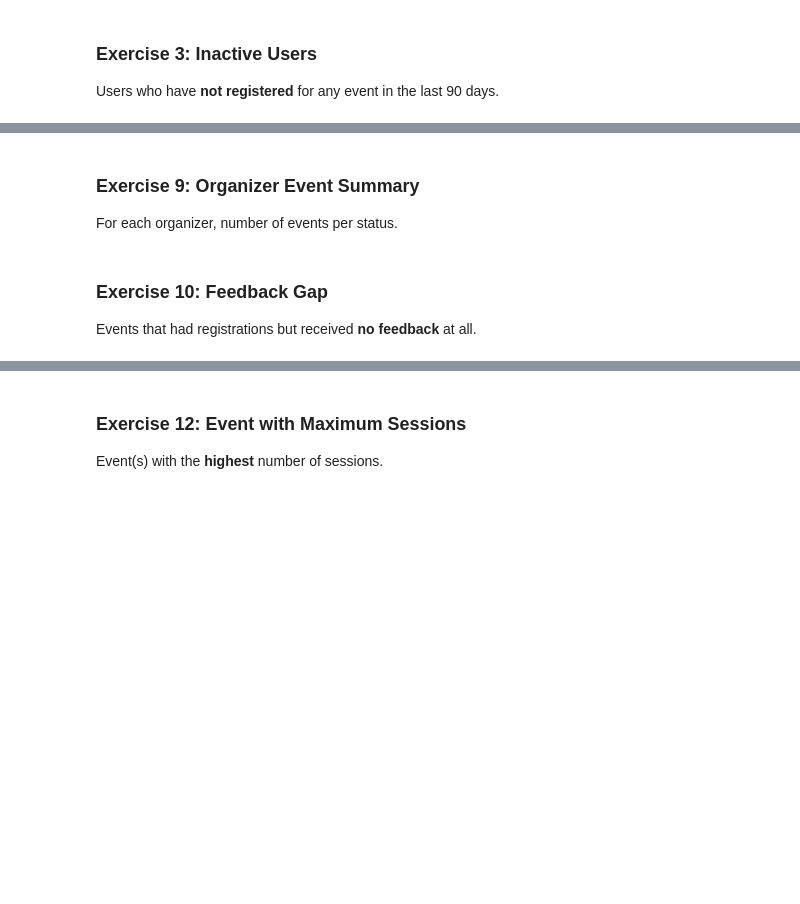
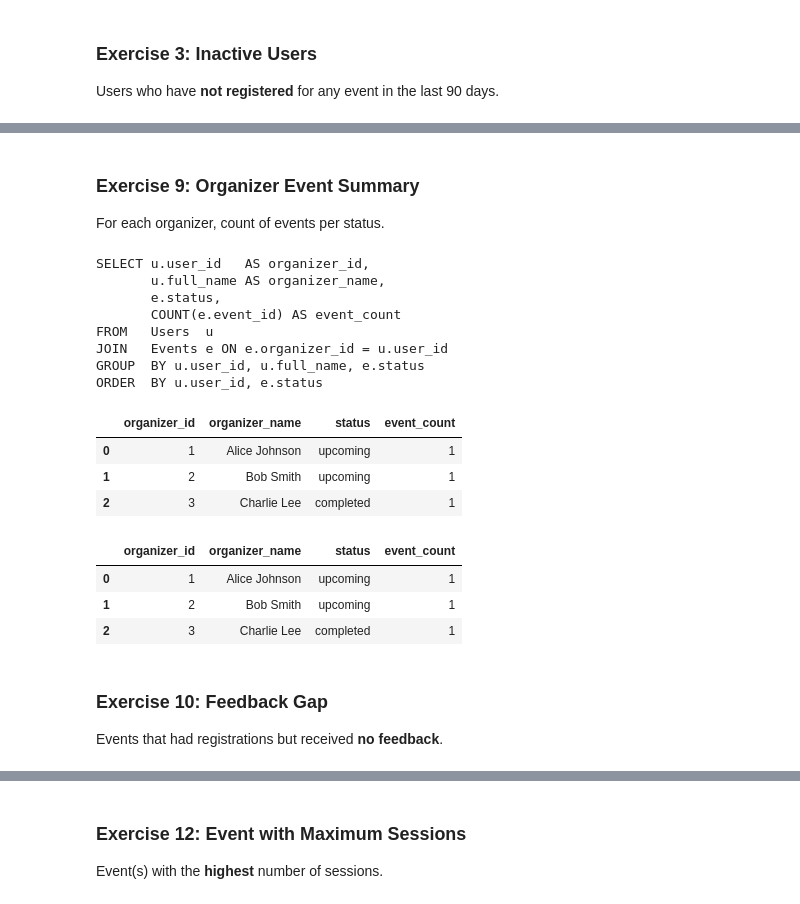
Before and after one commit to OswaldShilo/Digital-Nurture-Python, a Jupyter notebook: Solutions/SQL/SQL_Exercises.ipynb, the cells around one changed output, grey strips where cells are left out. Saved outputs shown, nothing was run; the diff lists cells and outputs as text; code cells hidden in the pictures; blank space fills up the shorter version.

```diff
--- a/Solutions/SQL/SQL_Exercises.ipynb
+++ b/Solutions/SQL/SQL_Exercises.ipynb
@@ -273,22 +367,38 @@ run_query(sql)
 # %% [markdown]
 ### Exercise 9: Organizer Event Summary
-For each organizer, number of events per status.
+For each organizer, count of events per status.
 # %%
 sql = """
-SELECT
-    u.user_id   AS organizer_id,
-    u.full_name AS organizer_name,
-    e.status,
-    COUNT(e.event_id) AS event_count
-FROM Users  u
-JOIN Events e ON e.organizer_id = u.user_id
-GROUP BY u.user_id, u.full_name, e.status
-ORDER BY u.user_id, e.status
+SELECT u.user_id   AS organizer_id,
+       u.full_name AS organizer_name,
+       e.status,
+       COUNT(e.event_id) AS event_count
+FROM   Users  u
+JOIN   Events e ON e.organizer_id = u.user_id
+GROUP  BY u.user_id, u.full_name, e.status
+ORDER  BY u.user_id, e.status
 """
 print(sql)
 run_query(sql)
+# %% [output]
+SELECT u.user_id   AS organizer_id,
+       u.full_name AS organizer_name,
+       e.status,
+       COUNT(e.event_id) AS event_count
+FROM   Users  u
+JOIN   Events e ON e.organizer_id = u.user_id
+GROUP  BY u.user_id, u.full_name, e.status
+ORDER  BY u.user_id, e.status
+|  | organizer_id | organizer_name | status | event_count |
+| 0 | 1 | Alice Johnson | upcoming | 1 |
+| 1 | 2 | Bob Smith | upcoming | 1 |
+| 2 | 3 | Charlie Lee | completed | 1 |
+|  | organizer_id | organizer_name | status | event_count |
+| 0 | 1 | Alice Johnson | upcoming | 1 |
+| 1 | 2 | Bob Smith | upcoming | 1 |
+| 2 | 3 | Charlie Lee | completed | 1 |
 # %% [markdown]
 ### Exercise 10: Feedback Gap
-Events that had registrations but received **no feedback** at all.
+Events that had registrations but received **no feedback**.
 # %%
 sql = """
```
Also changed, not shown: parts of 49 cells of this notebook, 4 other files.
